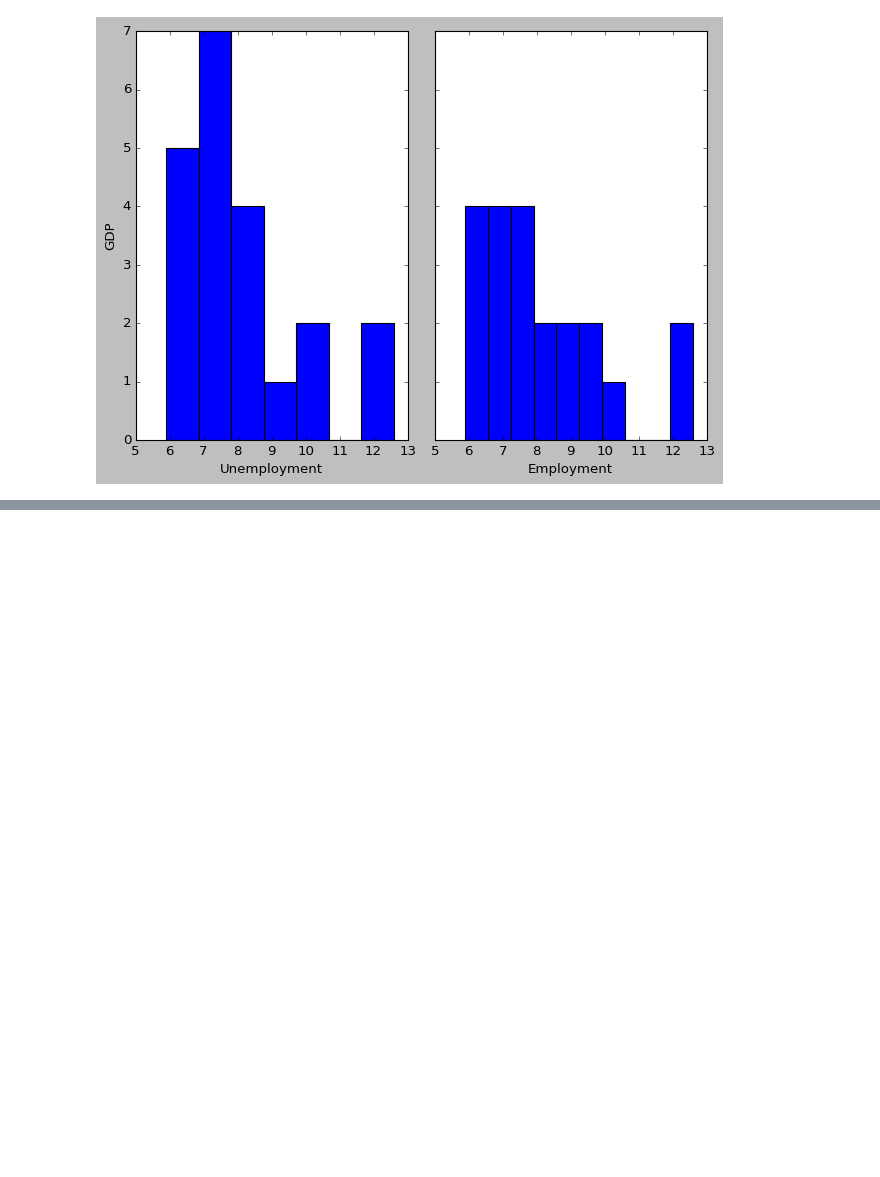
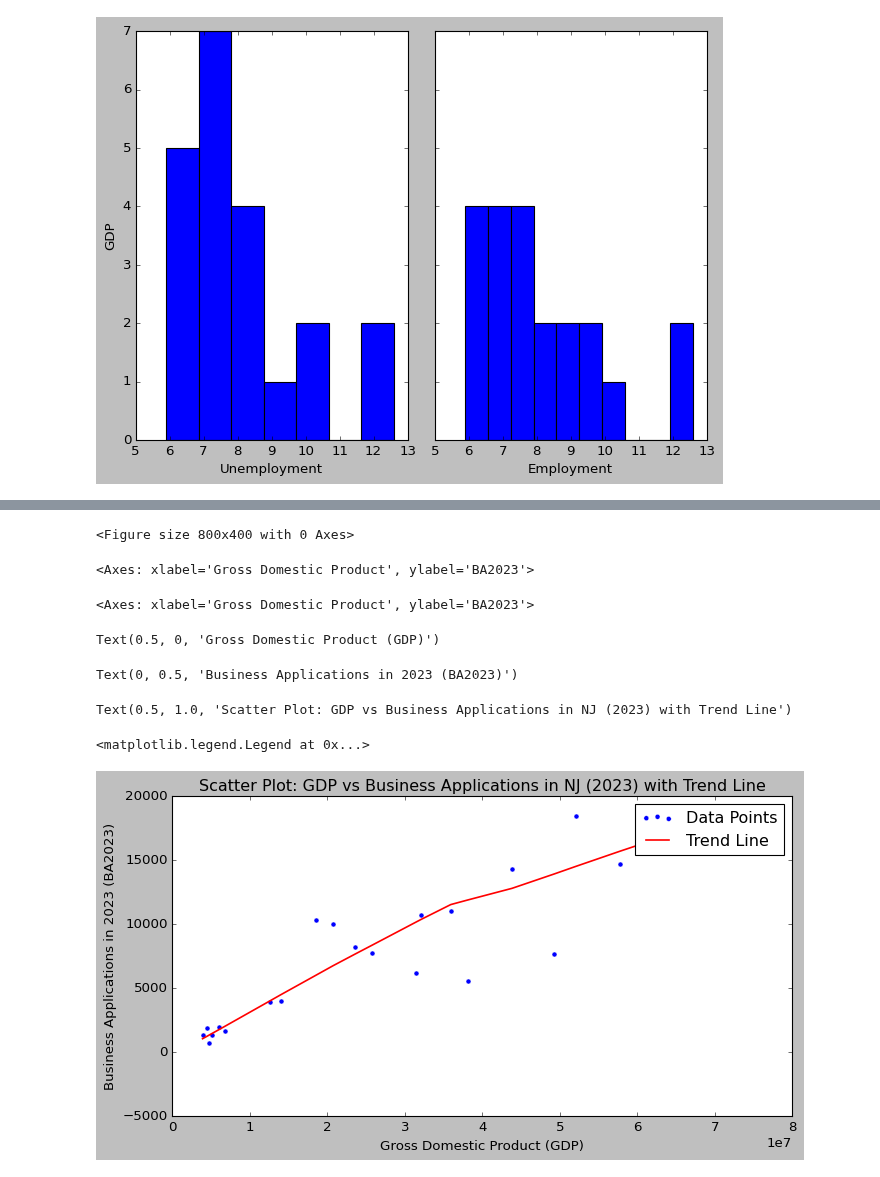
Before and after one commit to shirleyrutgers/DataVis, a Jupyter notebook: PS2.ipynb, the cells around one changed output, grey strips where cells are left out. Drawn from its saved outputs; the diff is of its cells as text; code cells hidden in the pictures; blank space fills up the shorter version.

```diff
--- a/PS2.ipynb
+++ b/PS2.ipynb
@@ -893,0 +938,31 @@ axs[1].set_xlabel('Employment');
+# %%
+# Import necessary libraries
+import matplotlib.pyplot as plt
+import seaborn as sns
+
+# Set figure size
+plt.figure(figsize=(10, 5))
+
+# Scatter plot: GDP vs Business Applications (BA2023)
+sns.scatterplot(data=mergedOuter, x="Gross Domestic Product", y="BA2023", label="Data Points")
+
+# Add a trend line using regplot
+sns.regplot(data=mergedOuter, x="Gross Domestic Product", y="BA2023", scatter=False, lowess=True, color='red', label="Trend Line")
+
+# Add labels and title
+plt.xlabel("Gross Domestic Product (GDP)")
+plt.ylabel("Business Applications in 2023 (BA2023)")
+plt.title("Scatter Plot: GDP vs Business Applications in NJ (2023) with Trend Line")
+
+# Show the plot
+plt.legend()
+plt.show()
+# %% [output]
+<Figure size 800x400 with 0 Axes>
+<Axes: xlabel='Gross Domestic Product', ylabel='BA2023'>
+<Axes: xlabel='Gross Domestic Product', ylabel='BA2023'>
+Text(0.5, 0, 'Gross Domestic Product (GDP)')
+Text(0, 0.5, 'Business Applications in 2023 (BA2023)')
+Text(0.5, 1.0, 'Scatter Plot: GDP vs Business Applications in NJ (2023) with Trend Line')
+<matplotlib.legend.Legend at 0x...>
+[figure, added]
```
Also changed, not shown: parts of 16 cells of this notebook.
